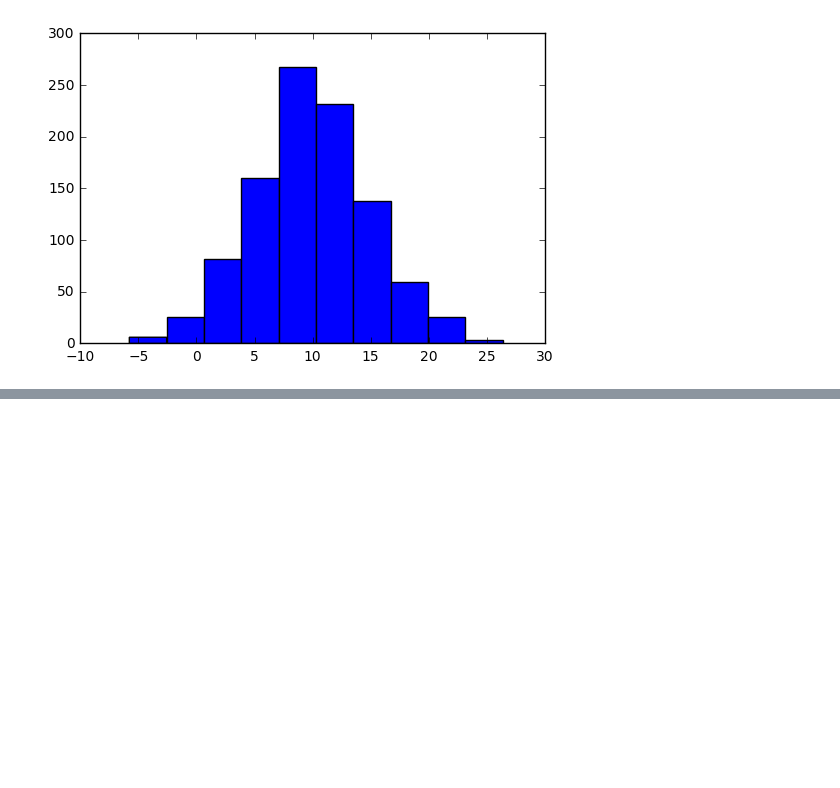
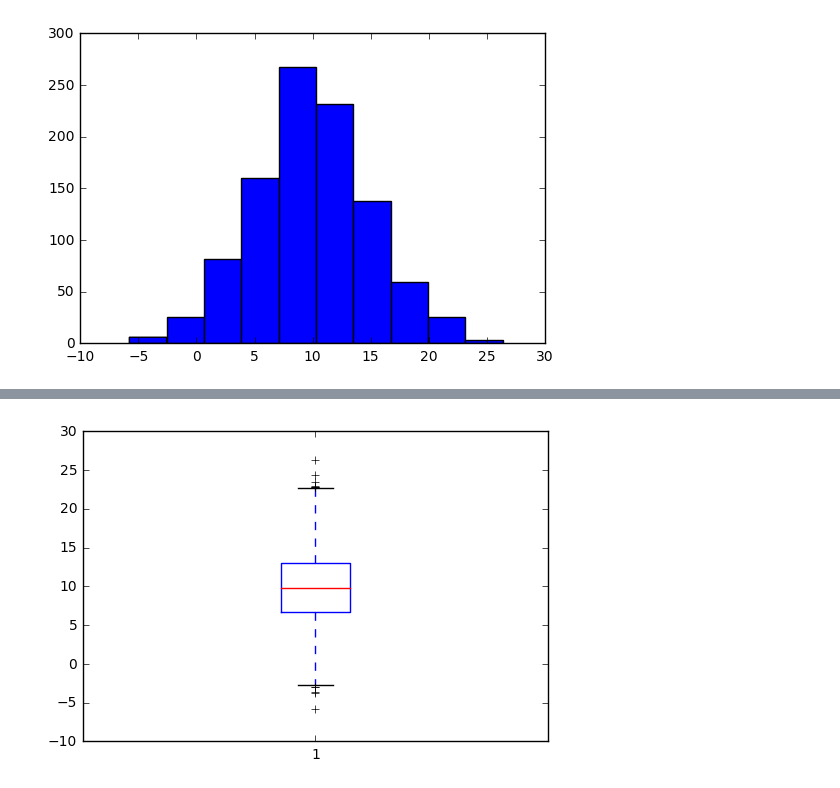
Before and after one commit to carlsednaoui/thinkful-data-science, a Jupyter notebook: coursework/unit_2/matplotlib.ipynb, the cells around one changed output, grey strips where cells are left out. Cells and saved outputs as stored; diff of their text form; code cells hidden in the pictures; blank space fills up the shorter version.

```diff
--- a/coursework/unit_2/matplotlib.ipynb
+++ b/coursework/unit_2/matplotlib.ipynb
@@ -123,0 +154,7 @@ plt.hist(x)
+# %%
+np.random.seed(111)
+x = np.random.normal(10, 5,1000)
+plt.boxplot(x)
+plt.show()
+# %% [output]
+[figure, added]
```
Also changed, not shown: parts of 3 cells of this notebook, 2 other files.
